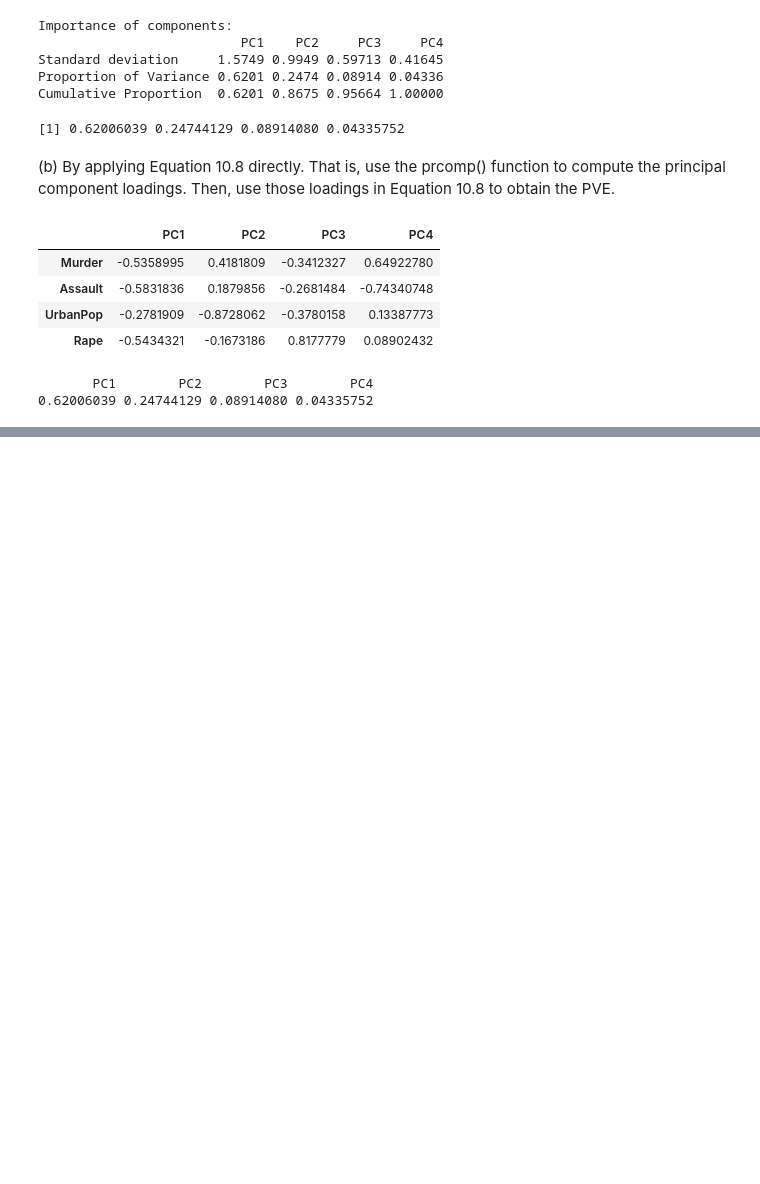
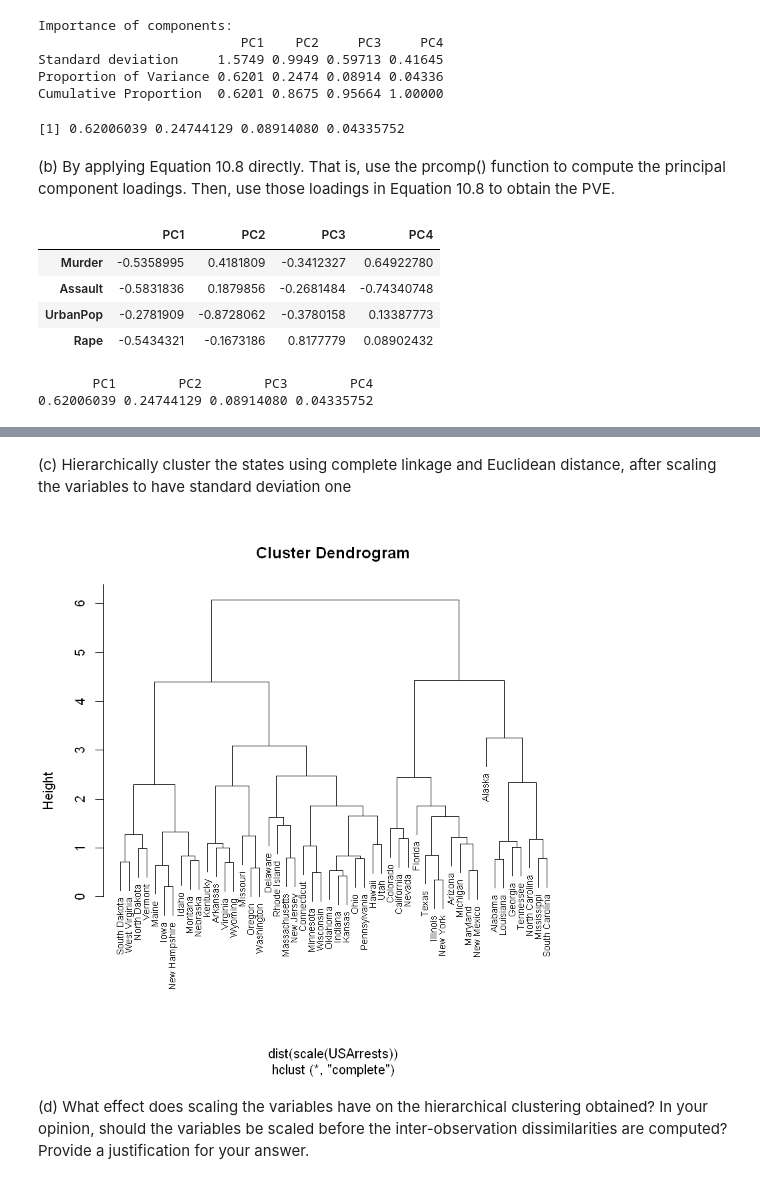
Before and after one commit to kuzn137/Statistical_problems, a Jupyter notebook: Ch10R.ipynb, the cells around one changed output, grey strips where cells are left out. Saved outputs shown, nothing was run; the diff lists cells and outputs as text; code cells hidden in the pictures; blank space fills up the shorter version.

```diff
--- a/Ch10R.ipynb
+++ b/Ch10R.ipynb
@@ -110,0 +151,12 @@ apply((as.matrix(scale(USArrests)) %*% pr.out$rotation)^2, 2, sum)/sum(apply(as.
+# %% [markdown]
+(c) Hierarchically cluster the states using complete linkage and Euclidean distance, after scaling the variables to have standard deviation one
+# %%
+hc.complete =hclust(dist(scale(USArrests)), method="complete")
+plot(hc.complete, cex = 0.7)
+# %% [output]
+[figure, added]
+# %% [markdown]
+ (d) What effect does scaling the variables have on the hierarchical
+clustering obtained? In your opinion, should the variables be
+scaled before the inter-observation dissimilarities are computed?
+Provide a justification for your answer.
```
Also changed, not shown: parts of 8 cells of this notebook.
